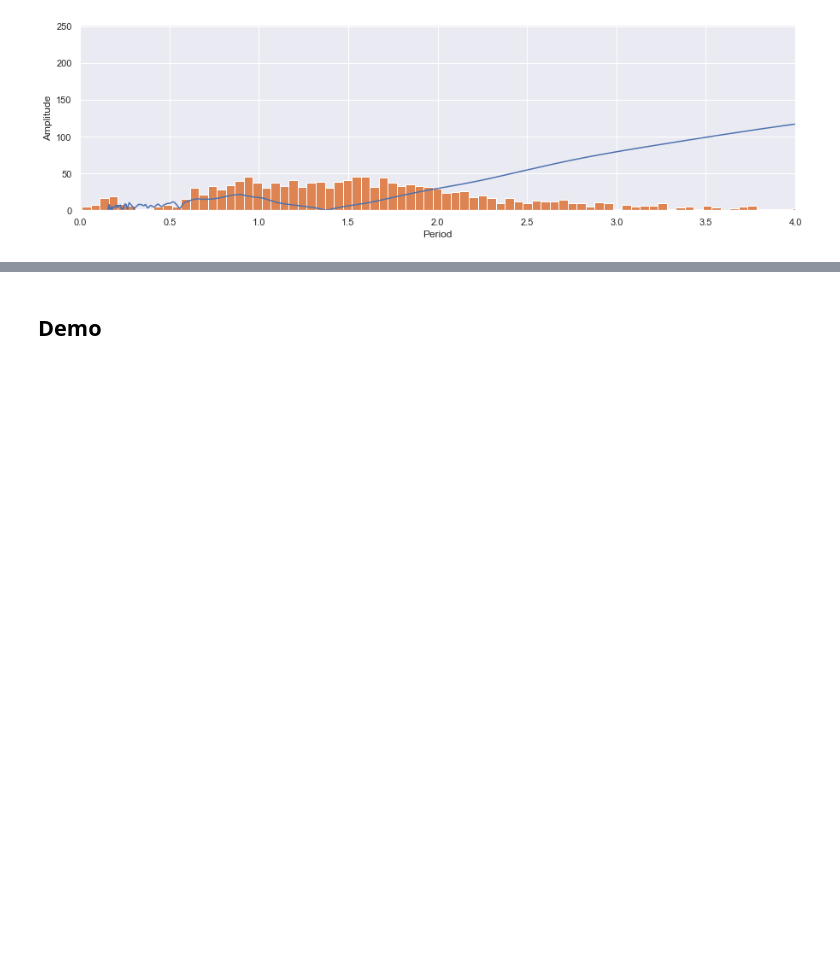
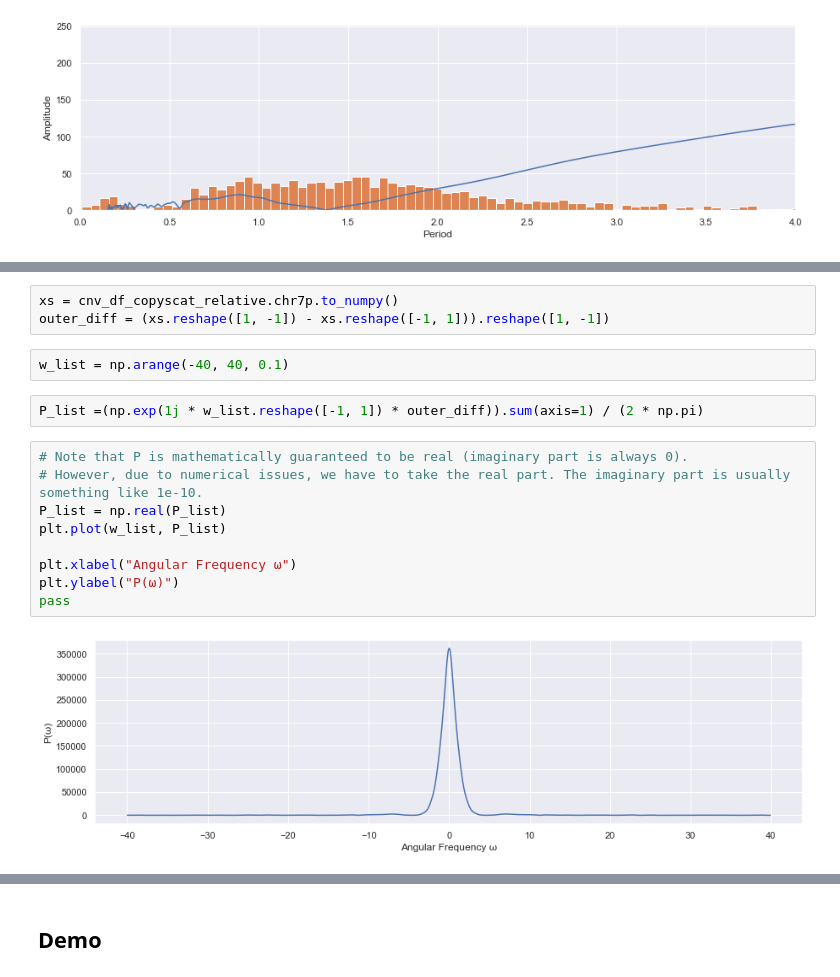
Before and after one commit to lshh125/ATAC-CNV, a Jupyter notebook: MPAL1.ipynb, the cells around one changed output, grey strips where cells are left out. Cells and saved outputs as stored; diff of their text form; blank space fills up the shorter version.

```diff
--- a/MPAL1.ipynb
+++ b/MPAL1.ipynb
@@ -83,0 +123,18 @@ pass
+# %%
+xs = cnv_df_copyscat_relative.chr7p.to_numpy()
+outer_diff = (xs.reshape([1, -1]) - xs.reshape([-1, 1])).reshape([1, -1])
+# %%
+w_list = np.arange(-40, 40, 0.1)
+# %%
+P_list =(np.exp(1j * w_list.reshape([-1, 1]) * outer_diff)).sum(axis=1) / (2 * np.pi)
+# %%
+# Note that P is mathematically guaranteed to be real (imaginary part is always 0).
+# However, due to numerical issues, we have to take the real part. The imaginary part is usually something like 1e-10.
+P_list = np.real(P_list)
+plt.plot(w_list, P_list)
+
+plt.xlabel("Angular Frequency ω")
+plt.ylabel("P(ω)")
+pass
+# %% [output]
+[figure, added]
```
Also changed, not shown: parts of 15 cells of this notebook.
